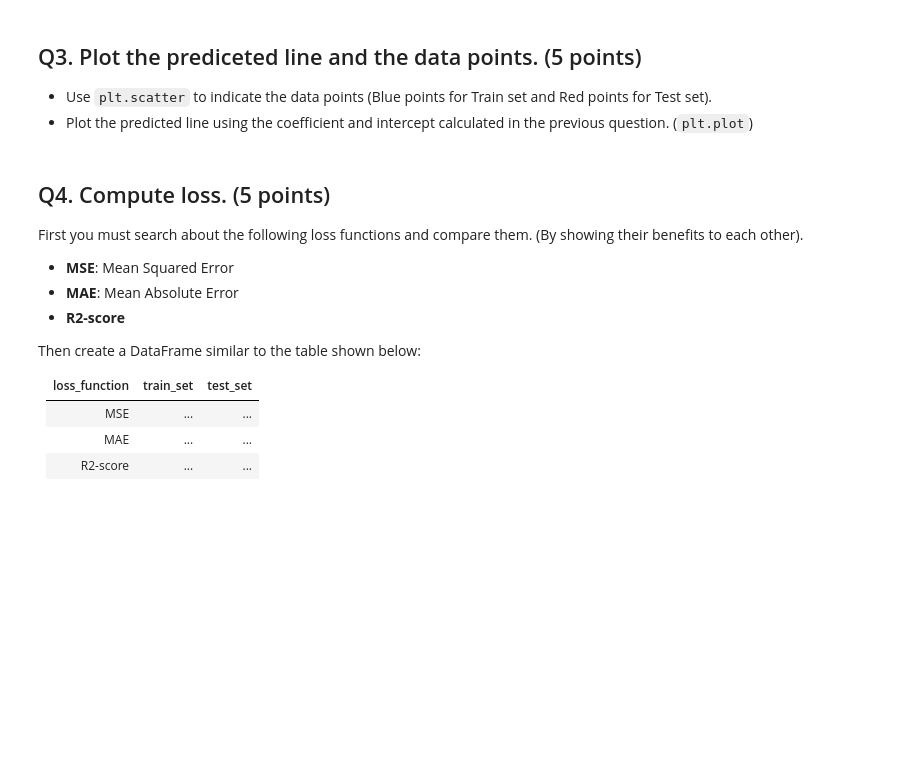
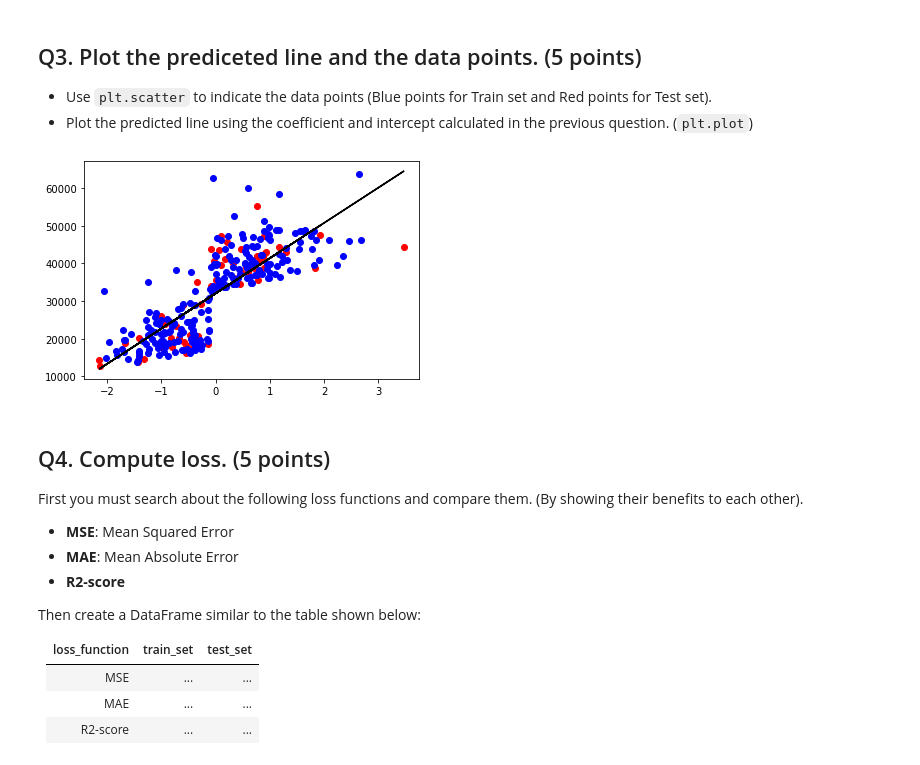
Before and after one commit to AAdvari/machine-learning, a Jupyter notebook: BasicMachineLearningAlgorithms.ipynb, the cells around one changed output. Saved outputs shown, nothing was run; the diff lists cells and outputs as text; code cells hidden in the pictures; blank space fills up the shorter version.

Commit message:
Linear Regression:Done

```diff
--- a/BasicMachineLearningAlgorithms.ipynb
+++ b/BasicMachineLearningAlgorithms.ipynb
@@ -175,3 +177,10 @@ slr = SimpleLinearRegression()
+# %%
+slr = SimpleLinearRegression()
+############# Your code here ############
+X = X.reshape(-1,1)
+normalized_X = slr.normalize(X,normalization='Standardization')
+coef, intercept = slr.train(normalized_X, target)
+#########################################
 # %% [markdown]
 ## Q3. Plot the prediceted line and the data points. (5 points)
 
@@ -184,3 +189,19 @@ slr = SimpleLinearRegression()
+# %%
+############# Your code here ############
+X_train, y_train, X_test, y_test = slr.prepare_dataset(normalized_X, target)
+
+coeff, intercept = slr.train(X_train, y_train)
+mapper = lambda x: coeff[0]*x+intercept
+mapper_vect = np.vectorize(mapper)
+test_predict = mapper_vect(X_test)
+
+plt.scatter(X_test, y_test, color='r')
+plt.scatter(X_train, y_train, color='b')
+plt.plot(X_test, test_predict, color='k')
+plt.show()
+#########################################
+# %% [output]
+[figure, added]
 # %% [markdown]
 ## Q4. Compute loss. (5 points)
 
```
Also changed, not shown: parts of 7 cells of this notebook.
